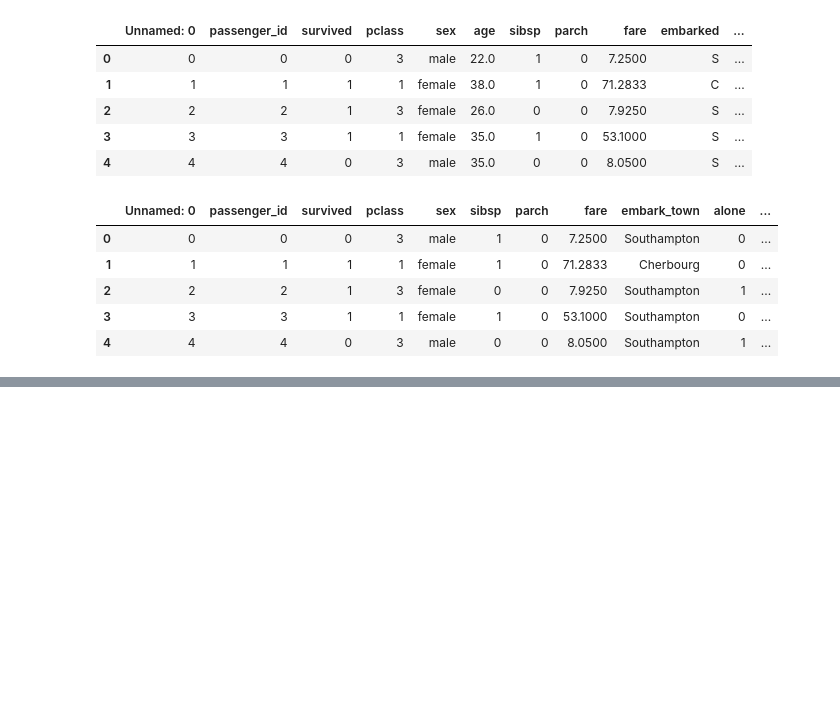
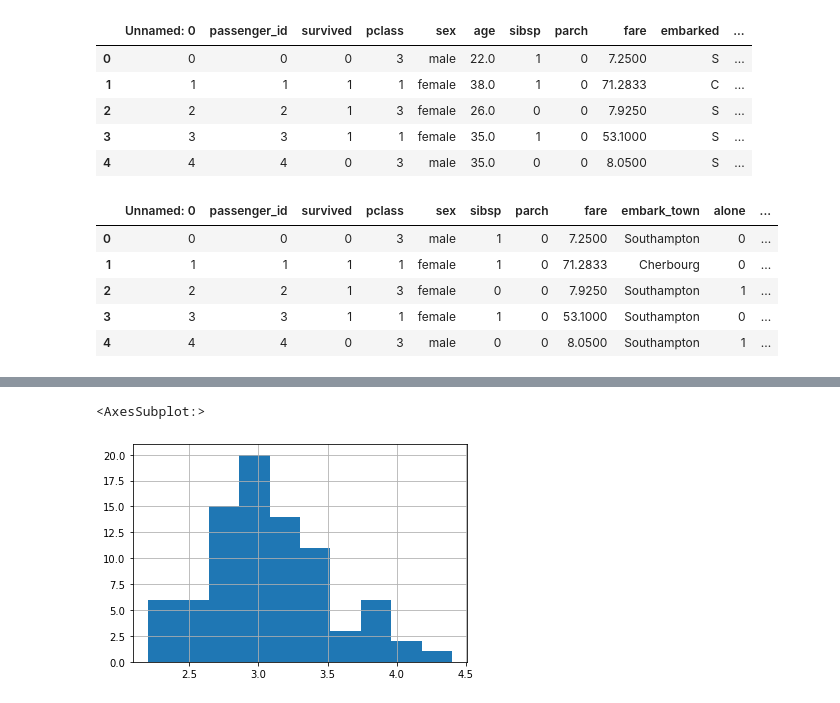
Before and after one commit to SchneemannDavid/Classification, a Jupyter notebook: exercises/classification_exercises.ipynb, the cells around one changed output, grey strips where cells are left out. Drawn from its saved outputs; the diff is of its cells as text; code cells hidden in the pictures; blank space fills up the shorter version.

```diff
--- a/exercises/classification_exercises.ipynb
+++ b/exercises/classification_exercises.ipynb
@@ -1144,0 +1262,5 @@ prep_titanic.head()
+# %%
+train.sepal_width.hist()
+# %% [output]
+<AxesSubplot:>
+[figure, added]
```
Also changed, not shown: parts of 37 cells of this notebook, 2 other files.
